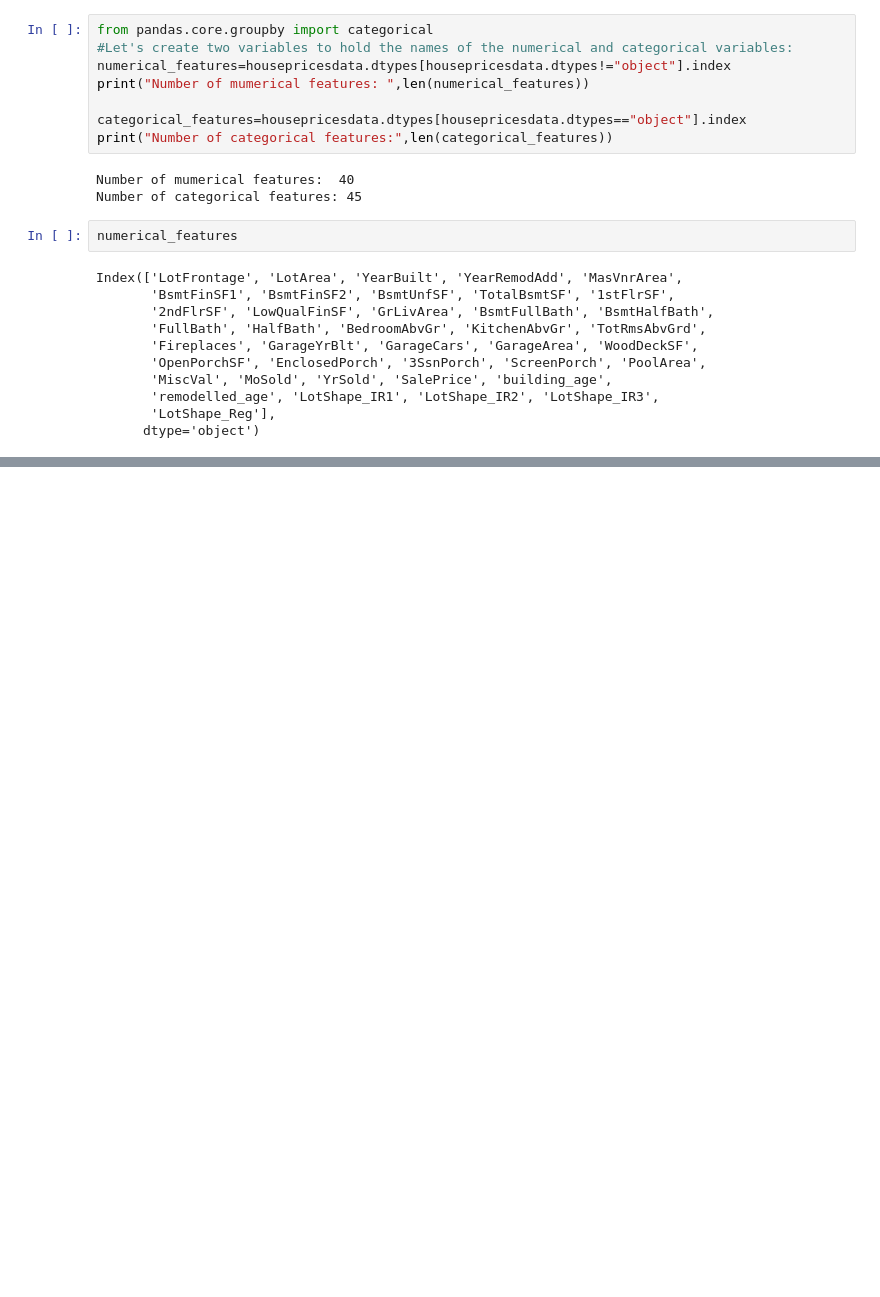
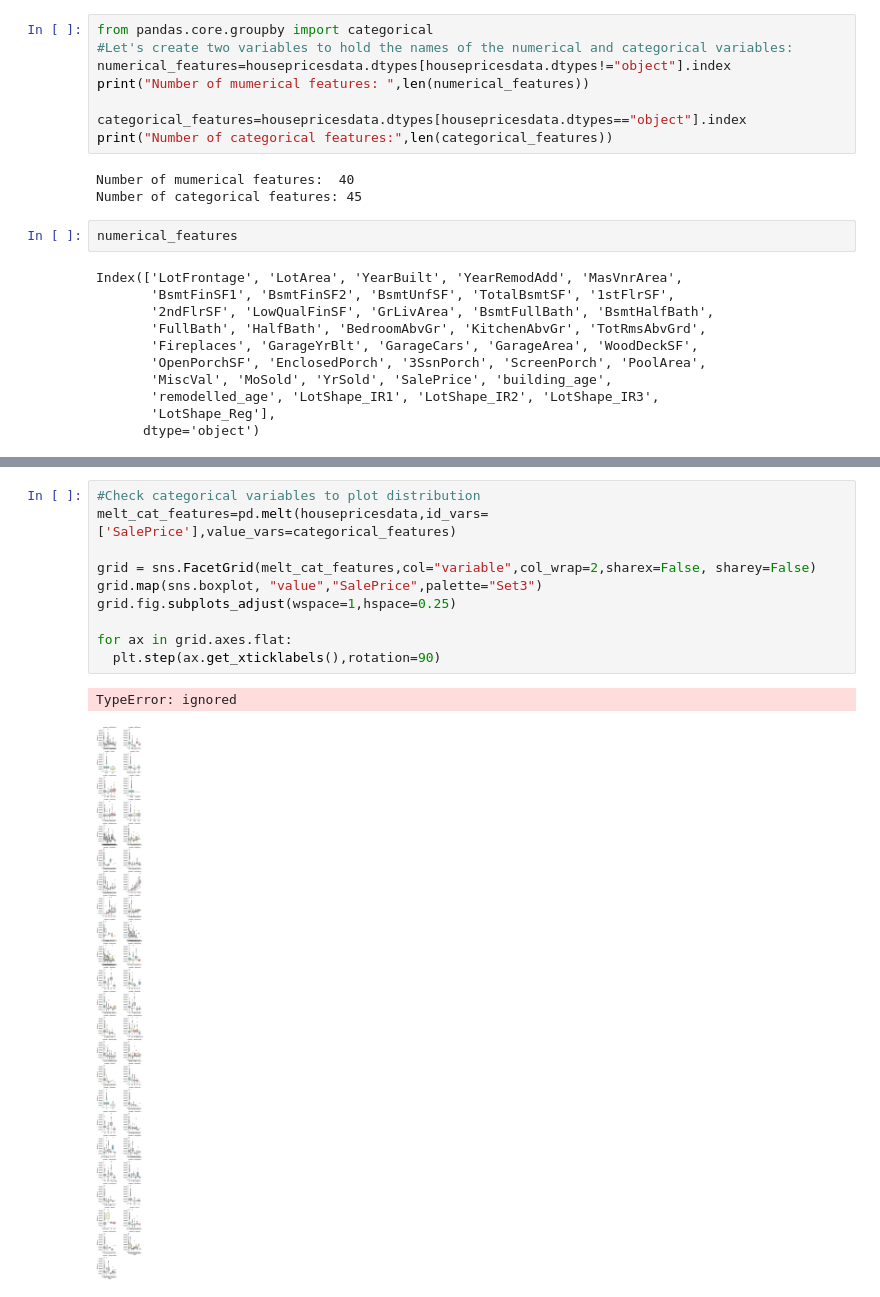
Before and after one commit to Chirag314/HousePrices, a Jupyter notebook: HousePrices.ipynb, the cells around one changed output, grey strips where cells are left out. Drawn from its saved outputs; the diff is of its cells as text; blank space fills up the shorter version.

```diff
--- a/HousePrices.ipynb
+++ b/HousePrices.ipynb
@@ -435,3 +435,16 @@ grid=grid.map(sns.distplot,"values",color="blue")
 # %% [output]
 KeyError: ignored
 [figure]
+# %%
+#Check categorical variables to plot distribution
+melt_cat_features=pd.melt(housepricesdata,id_vars=['SalePrice'],value_vars=categorical_features)
+
+grid = sns.FacetGrid(melt_cat_features,col="variable",col_wrap=2,sharex=False, sharey=False)
+grid.map(sns.boxplot, "value","SalePrice",palette="Set3")
+grid.fig.subplots_adjust(wspace=1,hspace=0.25)
+
+for ax in grid.axes.flat:
+  plt.step(ax.get_xticklabels(),rotation=90)
+# %% [output]
+TypeError: ignored
+[figure, added]
```
Also changed, not shown: parts of 1 cell of this notebook.
